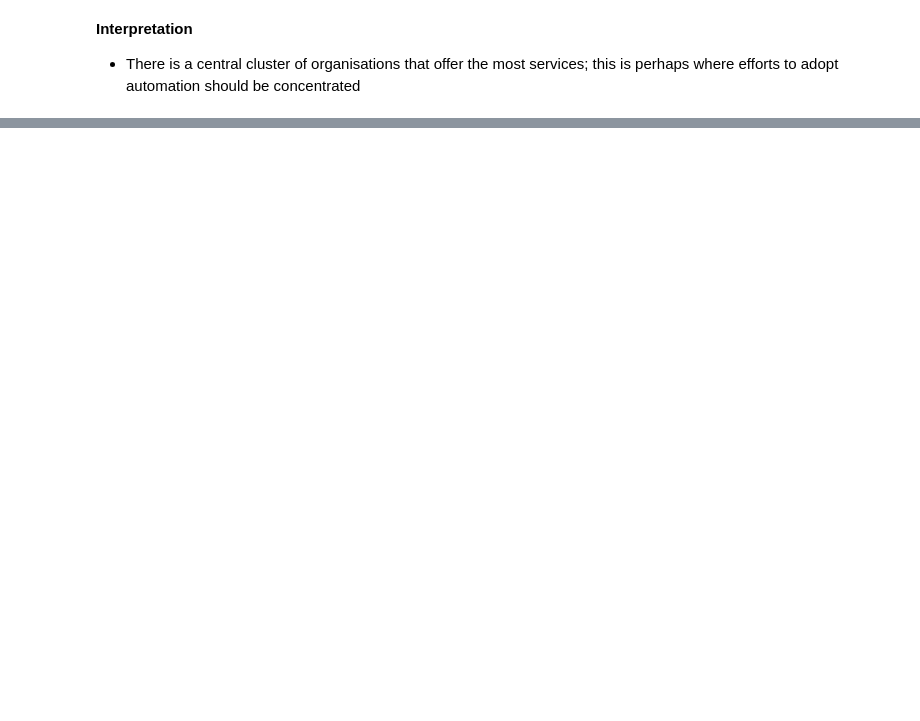
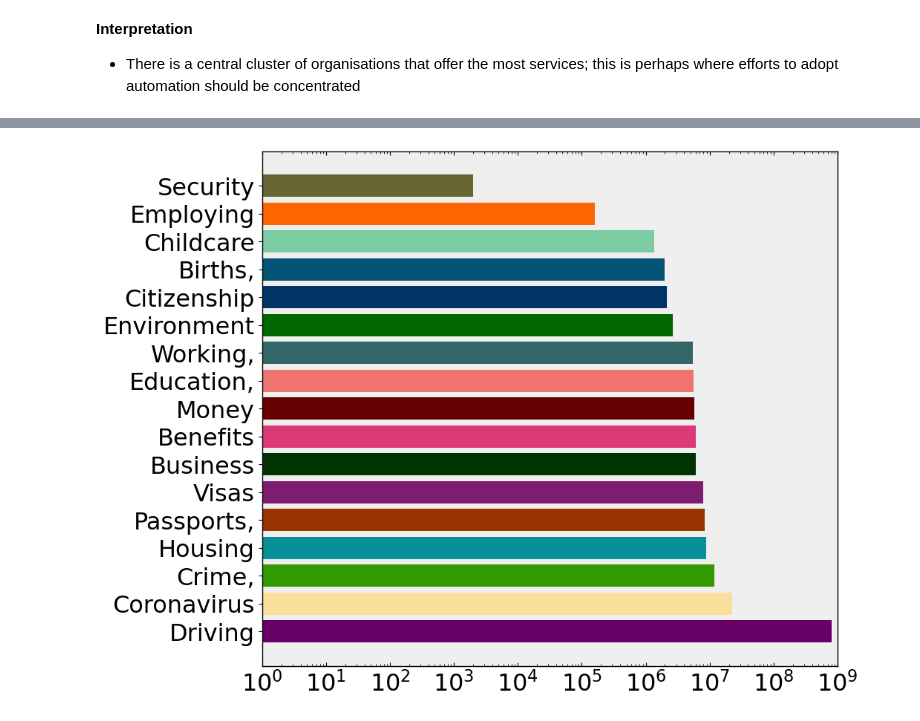
Before and after one commit to ai-for-public-services/structural-insights-into-uk-gov, a Jupyter notebook: notebooks/02-figure-2.ipynb, the cells around one changed output, grey strips where cells are left out. Cells and saved outputs as stored; diff of their text form; code cells hidden in the pictures; blank space fills up the shorter version.

Commit message:
Add new figures

```diff
--- a/notebooks/02-figure-2.ipynb
+++ b/notebooks/02-figure-2.ipynb
@@ -168,0 +422,99 @@ Which topics are shared the most?
+# %%
+import pandas as pd
+import matplotlib.pyplot as plt
+from matplotlib import rcParams
+from pathlib import Path
+
+def plot_transaction_volumes_per_topic(save=False):
+    # Load and preprocess the data
+    data_path = Path('../data/processed/202308-services-list-w-transaction-vol-processed.xlsx')
+    df = pd.read_excel(data_path)
+    df.sort_values('transaction_value', ascending=False, inplace=True)
+
+    # Group the DataFrame by the 'grouped_organisation' column
+    df = df.groupby('topic')['transaction_value'].sum().reset_index()
+
+    grouped_df = df.sort_values(by='transaction_value', ascending=False)
+
+    # Define palette
+    topic_color_mapping = {
+        'Environment and countryside': '#006600',
+        'Business and self-employed': '#003300',
+        'Citizenship and living in the UK': '#003366',
+        'National security': '#666633',
+        'Driving and transport': '#660066',
+        'Working, jobs and pensions': '#336666',
+        'Money and tax': '#660000',
+        'Births, deaths, marriages and care': '#045275',
+        'Housing and local services': '#089099',
+        'Childcare and parenting': '#7CCBA2',
+        'Coronavirus (COVID-19)': '#FCDE9C',
+        'Education, training and skills': '#F0746E',
+        'Benefits': '#DC3977',
+        'Visas and immigration': '#7C1D6F',
+        'Crime, justice and the law': '#339900',
+        'Passports, travel and living abroad': '#993300',
+        'Employing people': '#FF6600'
+    }
+
+    # Set the font to Helvetica
+    rcParams['font.family'] = 'sans-serif'
+    rcParams['font.sans-serif'] = ['Helvetica']
+
+    # Create a new figure with a white background
+    fig, ax = plt.subplots(figsize=(10, 9))
+    fig.patch.set_facecolor('white')
+    ax.set_facecolor('#efefef')
+
+    # Plot the chart
+    for index, row in grouped_df.iterrows():
+        topic = row['topic']
+        if topic == 'National security':
+            topic = 'Security'
+        else:
+            topic = topic.split()[0]
+        plt.barh(topic, row['transaction_value'], color=topic_color_mapping.get(row['topic']))
+
+    # Add title and labels
+    plt.ylabel('')
+    plt.xlabel('')
+
+    # Format the plot
+    ax.grid(False)
+    plt.xscale("log")
+    plt.xlim(xmin=1, xmax=1000000000)
+    plt.xticks(
+        fontsize=23
+    )
+
+    # Set tick labels
+    ax.tick_params(axis='y', labelsize=23)
+    ax.tick_params(
+        axis='x',
+        which='both',
+        direction='in',
+        bottom=True,
+        top=True,
+        labelbottom=True,
+        labeltop=False,
+        pad=5  # Set padding between tick labels and ticks
+    )
+
+    # Modify the spines
+    ax.spines['top'].set_color('black')  # Remove top spine
+    ax.spines['right'].set_color('black')  # Remove right spine
+    ax.spines['left'].set_linewidth(1)
+    ax.spines['left'].set_color('black')
+    ax.spines['bottom'].set_linewidth(1)
+    ax.spines['bottom'].set_color('black')
+    ax.spines['right'].set_linewidth(1)
+    ax.spines['top'].set_linewidth(1)
+
+    # Save figure
+    if save:
+        plt.savefig("../reports/figures/main-figures/fig2d.pdf", dpi=600, bbox_inches='tight')
+    else:
+        plt.show()
+
+plot_transaction_volumes_per_topic(save=True)
+# %% [output]
@@ -168,0 +538 @@ Which topics are shared the most?
+[figure, added]
```
Also changed, not shown: parts of 12 cells of this notebook, 18 other files.
